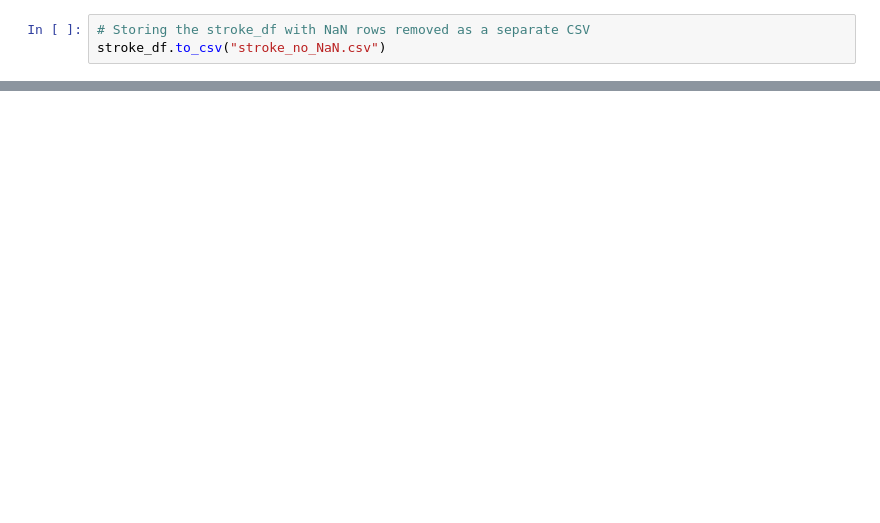
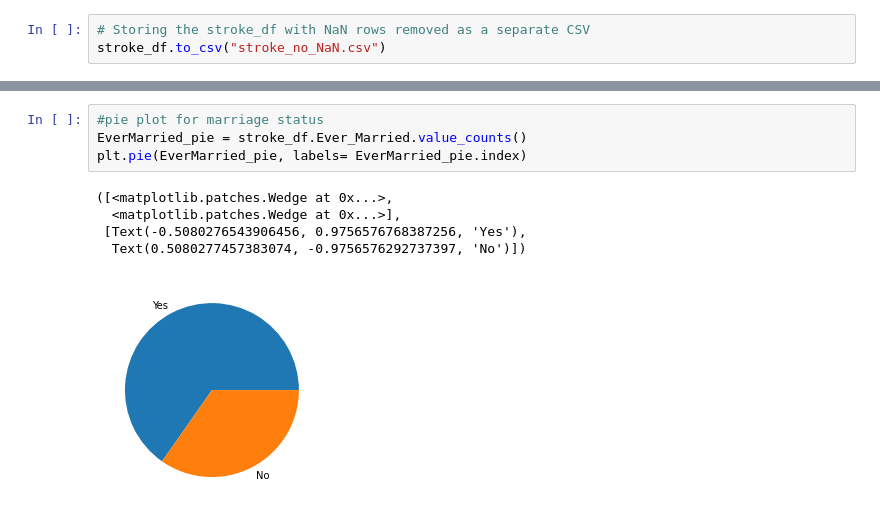
Before and after one commit to rajimuth/Stroke-Prediction-Analysis, a Jupyter notebook: Balpreet_stroke_analysis.ipynb, the cells around one changed output, grey strips where cells are left out. Saved outputs shown, nothing was run; the diff lists cells and outputs as text; blank space fills up the shorter version.

```diff
--- a/Balpreet_stroke_analysis.ipynb
+++ b/Balpreet_stroke_analysis.ipynb
@@ -42,0 +181,10 @@ stroke_df.to_csv("stroke_no_NaN.csv")
+# %%
+#pie plot for marriage status
+EverMarried_pie = stroke_df.Ever_Married.value_counts()
+plt.pie(EverMarried_pie, labels= EverMarried_pie.index)
+# %% [output]
+([<matplotlib.patches.Wedge at 0x...>,
+  <matplotlib.patches.Wedge at 0x...>],
+ [Text(-0.5080276543906456, 0.9756576768387256, 'Yes'),
+  Text(0.5080277457383074, -0.9756576292737397, 'No')])
+[figure, added]
```
Also changed, not shown: parts of 24 cells of this notebook.
